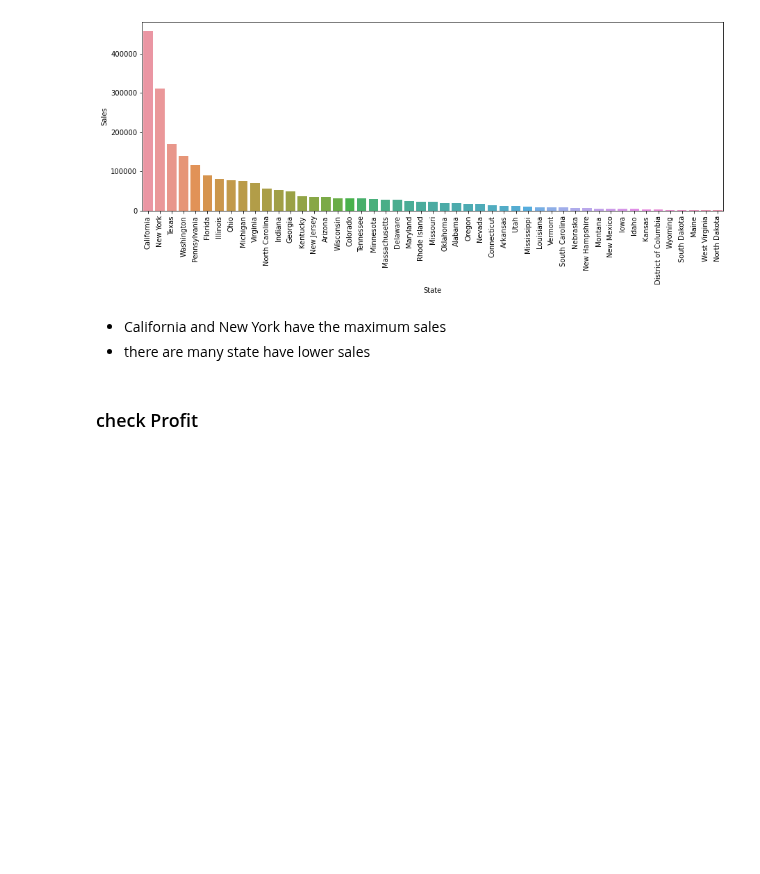
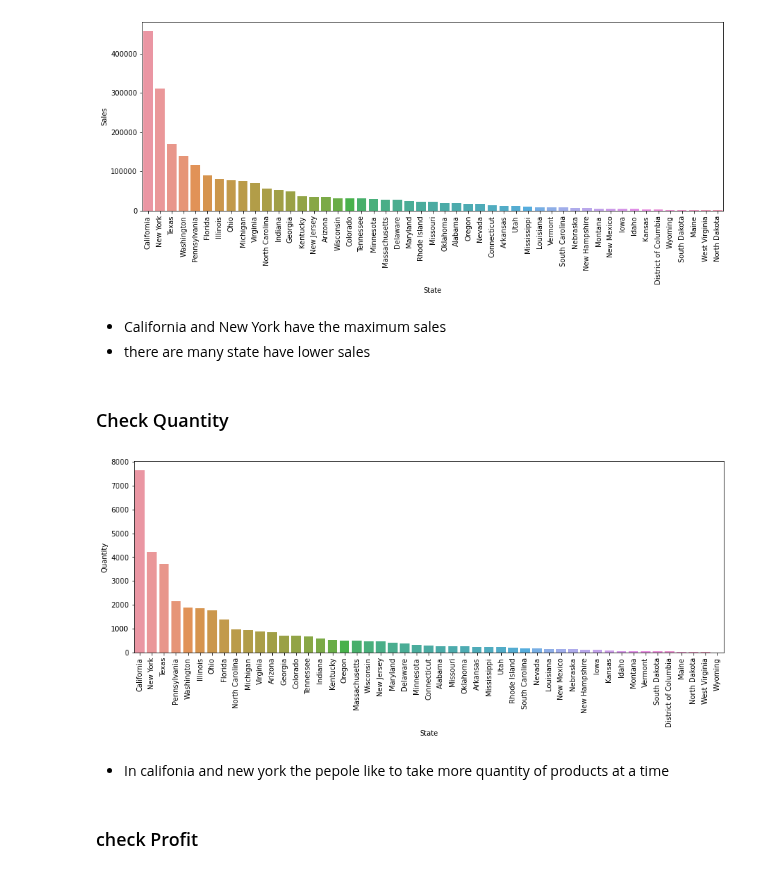
Before and after one commit to rakeshgem/Sample_super_store, a Jupyter notebook: Sample_super_store.ipynb, the cells around one changed output. Drawn from its saved outputs; the diff is of its cells as text; code cells hidden in the pictures; blank space fills up the shorter version.

```diff
--- a/Sample_super_store.ipynb
+++ b/Sample_super_store.ipynb
@@ -251,6 +337,18 @@ plt.show()
 # %% [markdown]
 - California and New York have the maximum sales
 - there are many state have lower sales
+# %% [markdown]
+### Check Quantity
+# %%
+fig, ax = plt.subplots(figsize=(15, 5))
+states = states.sort_values('Quantity', ascending=False)
+sns.barplot(x='State', y='Quantity', data=states);
+plt.xticks(rotation=90)
+plt.show()
+# %% [output]
+[figure, added]
+# %% [markdown]
+- In califonia and new york the pepole like to take more quantity of products at a time
 # %% [markdown]
 ### check Profit
 # %%
```
Also changed, not shown: parts of 24 cells of this notebook.
